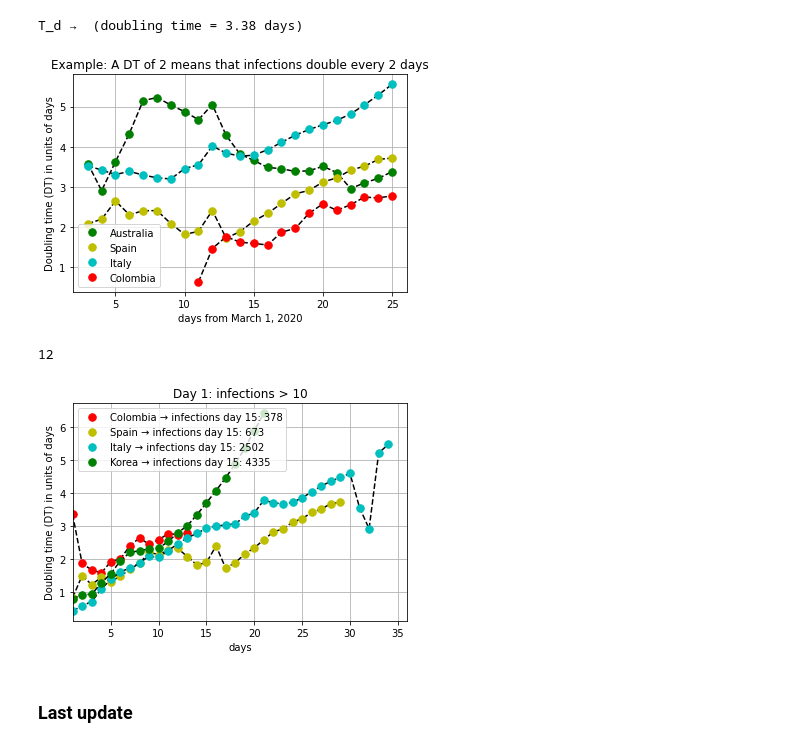
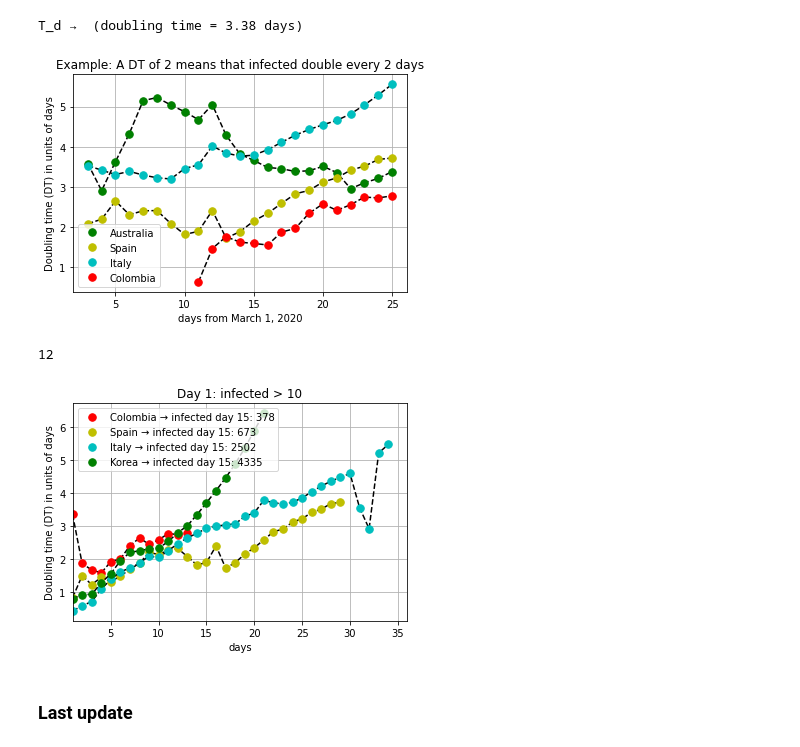
Before and after one commit to restrepo/COVID-19, a Jupyter notebook: covid.ipynb, the cells around one changed output. Saved outputs shown, nothing was run; the diff lists cells and outputs as text; code cells hidden in the pictures.

```diff
--- a/covid.ipynb
+++ b/covid.ipynb
@@ -88,7 +88,7 @@ def get_infected(country,date_start=None,date_end=None,DataFrame=None,
 def dataframe_doubling(x,y,start_date,final_date):
     '''
     x: list of days
-    y: list of infections
+    y: list of infected
     '''
     sp=pd.DataFrame()
     if len(x)<3:
@@ -105,11 +105,11 @@ def dataframe_doubling(x,y,start_date,final_date):
             spd['t0']=exp_fit[0][2]
             spd['Td']=Td
             spd['day']=d
-            spd['infections']=y[d-1]
+            spd['infected']=y[d-1]
         sp=sp.append(spd,ignore_index=True)
 
     sp['day']=sp['day'].astype(int)
-    sp['infections']=sp['infections'].astype(int)
+    sp['infected']=sp['infected'].astype(int)
     return sp
 # %% [markdown]
 ## Load data
@@ -196,7 +196,7 @@ start_day='3/9/20'
 #y=cvrg[dr].values.tolist()[0]
 y=get_infected(c,date_start=start_day,date_end=dmax,DataFrame=cv)
 if NOT_OFFICIAL_UPDATE:
-    today=input('Last infections: ')
+    today=input('Last infected: ')
     y.append(int(today))
 x=range(1,len(y)+1)
 # %% [markdown]
@@ -399,21 +399,21 @@ spi=dataframe_doubling(x,y,start_date=start_day,final_date=dmax)
 # %%
 plt.plot(spa['day'],spa['Td'],'k--')
 plt.plot(spa['day'],spa['Td'],'g.',markersize=15,label='Australia')
 plt.plot(sps['day'],sps['Td'],'k--')
 plt.plot(sps['day'],sps['Td'],'y.',markersize=15,label='Spain')
 plt.plot(spi['day'],spi['Td'],'k--')
 plt.plot(spi['day'],spi['Td'],'c.',markersize=15,label='Italy')
 plt.plot(sp['day']+8,sp['Td'],'k--')
 plt.plot(sp['day']+8,sp['Td'],'r.',markersize=15,label='Colombia')
 
-plt.title('Example: A DT of 2 means that infections double every 2 days')
+plt.title('Example: A DT of 2 means that infected double every 2 days')
 plt.xlabel('days from {}'.format(
     datetime.datetime.strptime(start_day,"%m/%d/%y").strftime("%B %-d, %Y")
   ))
 plt.ylabel('Doubling time (DT) in units of days')
 plt.savefig('doublingtime.png')
 plt.legend()
 plt.grid()
 # %% [output]
-[figure, old version]
+[figure, new version]
 # %%
@@ -447,23 +447,23 @@ fd
 # %%
 plt.plot(sp['day']-2,sp['Td'],'k--')
 plt.plot(sp['day']-2,sp['Td'],'r.',markersize=15,
-         label='Colombia → infections day {}: {}'.format(
-                 fd+3,sp.loc[fd-1,'infections']))
+         label='Colombia → infected day {}: {}'.format(
+                 fd+3,sp.loc[fd-1,'infected']))
 plt.plot(sps['day']-2,sps['Td'],'k--')
 plt.plot(sps['day']-2,sps['Td'],'y.',markersize=15,
-         label='Spain → infections day {}: {}'.format(
-                 fd+3,sps.loc[fd-1,'infections']))
+         label='Spain → infected day {}: {}'.format(
+                 fd+3,sps.loc[fd-1,'infected']))
 plt.plot(spi['day']-2,spi['Td'],'k--')
 plt.plot(spi['day']-2,spi['Td'],'c.',markersize=15,
-         label='Italy → infections day {}: {}'.format(
-                 fd+3,spi.loc[fd-1,'infections']))
+         label='Italy → infected day {}: {}'.format(
+                 fd+3,spi.loc[fd-1,'infected']))
 plt.plot(spk['day']-2,spk['Td'],'k--')
 plt.plot(spk['day']-2,spk['Td'],'g.',markersize=15,
-         label='Korea → infections day {}: {}'.format(
-                 fd+3,spk.loc[fd-1,'infections']))
+         label='Korea → infected day {}: {}'.format(
+                 fd+3,spk.loc[fd-1,'infected']))
 
 plt.legend()
-plt.title('Day 1: infections > 10')
+plt.title('Day 1: infected > 10')
 plt.xlabel('days')
 plt.ylabel('Doubling time (DT) in units of days')
 plt.legend()
@@ -471,7 +471,7 @@ plt.grid()
 plt.xlim(1,spi['day'].max())
 plt.savefig('contention.png')
 # %% [output]
-[figure, old version]
+[figure, new version]
 # %% [markdown]
 ### Last update
 # %%
```
Also changed, not shown: parts of 6 cells of this notebook.
